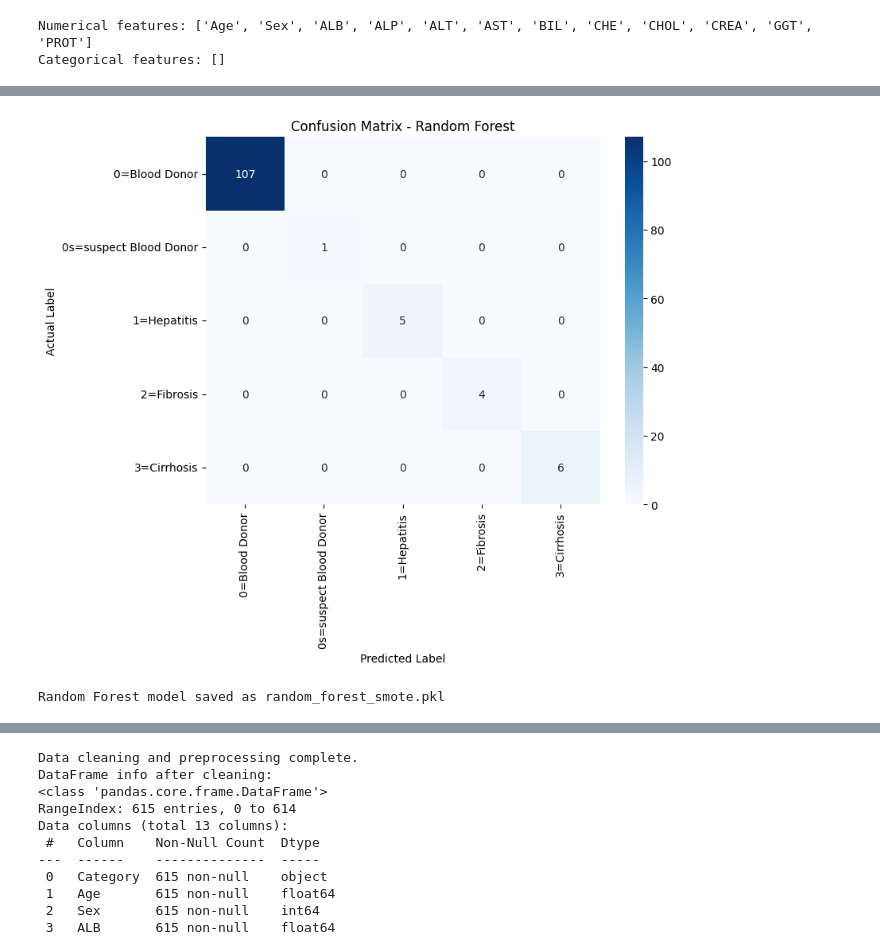
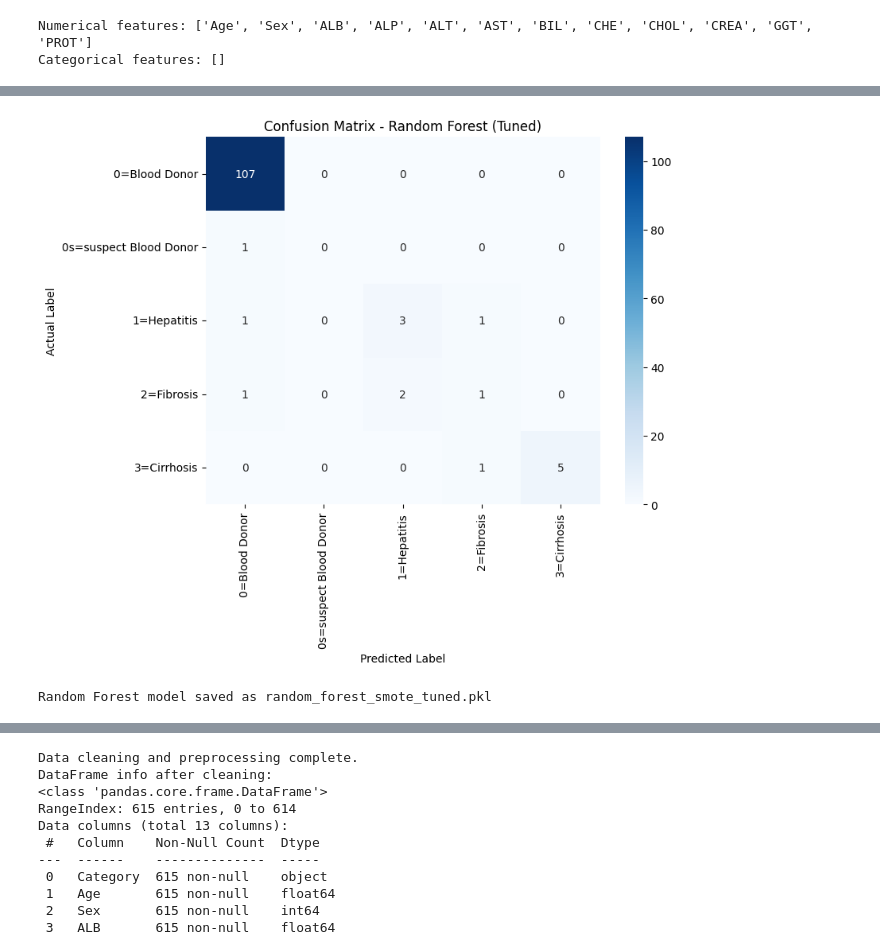
Before and after one commit to triasitepu/data_science, a Jupyter notebook: notebooks/HCV_DATA_UAS.ipynb, the cells around one changed output, grey strips where cells are left out. Cells and saved outputs as stored; diff of their text form; code cells hidden in the pictures.

```diff
--- a/notebooks/HCV_DATA_UAS.ipynb
+++ b/notebooks/HCV_DATA_UAS.ipynb
@@ -410,7 +454,7 @@ Categorical features: []
 # IMPORT
 # ===============================
 from sklearn.ensemble import RandomForestClassifier
-from sklearn.model_selection import train_test_split
+from sklearn.model_selection import GridSearchCV
 from sklearn.impute import SimpleImputer
 from sklearn.preprocessing import RobustScaler
 from sklearn.metrics import accuracy_score, classification_report, confusion_matrix
@@ -422,35 +466,73 @@ import joblib
 import matplotlib.pyplot as plt
 import seaborn as sns
 
-
 # ===============================
-# PIPELINE (IMPUTER + SCALER + SMOTE + RandomForestClassifier)
+# PIPELINE (FIXED SMOTE)
 # ===============================
 pipeline_rf = Pipeline(steps=[
     ("imputer", SimpleImputer(strategy="median")),
     ("scaler", RobustScaler()),
-    ("smote", SMOTE(random_state=42)),
+    ("smote", SMOTE(
+        random_state=42,
+        k_neighbors=2   # 🔥 FIX UTAMA
+    )),
     ("model", RandomForestClassifier(
         random_state=42,
-        n_estimators=100 # Default n_estimators for RandomForest
+        n_jobs=-1
     ))
 ])
 
 # ===============================
+# HYPERPARAMETER GRID
+# ===============================
+param_grid = {
+    "model__n_estimators": [100, 200],
+    "model__max_depth": [None, 10, 20],
+    "model__min_samples_split": [2, 5],
+    "model__min_samples_leaf": [1, 2],
+    "model__max_features": ["sqrt"]
+}
+
+# ===============================
+# GRID SEARCH
+# ===============================
+grid_search = GridSearchCV(
+    estimator=pipeline_rf,
+    param_grid=param_grid,
+    cv=5,
+    scoring="accuracy",
+    n_jobs=-1,
+    error_score="raise"   # kalau error, langsung kelihatan
+)
+
+# ===============================
 # TRAIN MODEL
 # ===============================
-print("Training Random Forest model...")
-pipeline_rf.fit(X_train, y_train)
-print("Random Forest model training complete.")
+print("Training Random Forest model with hyperparameter tuning...")
+grid_search.fit(X_train, y_train)
+print("Training complete.")
+
+# ===============================
+# BEST MODEL
+# ===============================
+best_rf = grid_search.best_estimator_
+
+print("\nBest Hyperparameters:")
+print(grid_search.best_params_)
 
 # ===============================
 # EVALUATION
 # ===============================
-y_pred_rf = pipeline_rf.predict(X_test)
+y_pred_rf = best_rf.predict(X_test)
 
-print("\n--- Random Forest Model Evaluation ---")
+print("\n--- Random Forest Model Evaluation (Tuned) ---")
 print("Accuracy:", accuracy_score(y_test, y_pred_rf))
-print(classification_report(y_test, y_pred_rf))
+print(classification_report(
+    y_test,
+    y_pred_rf,
+    target_names=le_target.classes_,
+    zero_division=0
+))
 
 # ===============================
 # CONFUSION MATRIX
@@ -468,12 +550,12 @@ sns.heatmap(
 )
 plt.xlabel("Predicted Label")
 plt.ylabel("Actual Label")
-plt.title("Confusion Matrix - Random Forest")
+plt.title("Confusion Matrix - Random Forest (Tuned)")
 plt.show()
 
 # ===============================
-# SAVE MODEL (.pkl)
+# SAVE MODEL
 # ===============================
-joblib.dump(pipeline_rf, "random_forest_smote.pkl")
-print("Random Forest model saved as random_forest_smote.pkl")
+joblib.dump(best_rf, "random_forest_smote_tuned.pkl")
+print("Random Forest model saved as random_forest_smote_tuned.pkl")
 # %% [output]
@@ -496,5 +581,5 @@ weighted avg       1.00      1.00      1.00       123
-[figure, old version]
+[figure, new version]
-Random Forest model saved as random_forest_smote.pkl
+Random Forest model saved as random_forest_smote_tuned.pkl
 # %%
 import matplotlib.pyplot as plt
 import seaborn as sns
```
Also changed, not shown: parts of 10 cells of this notebook, 7 other files.
